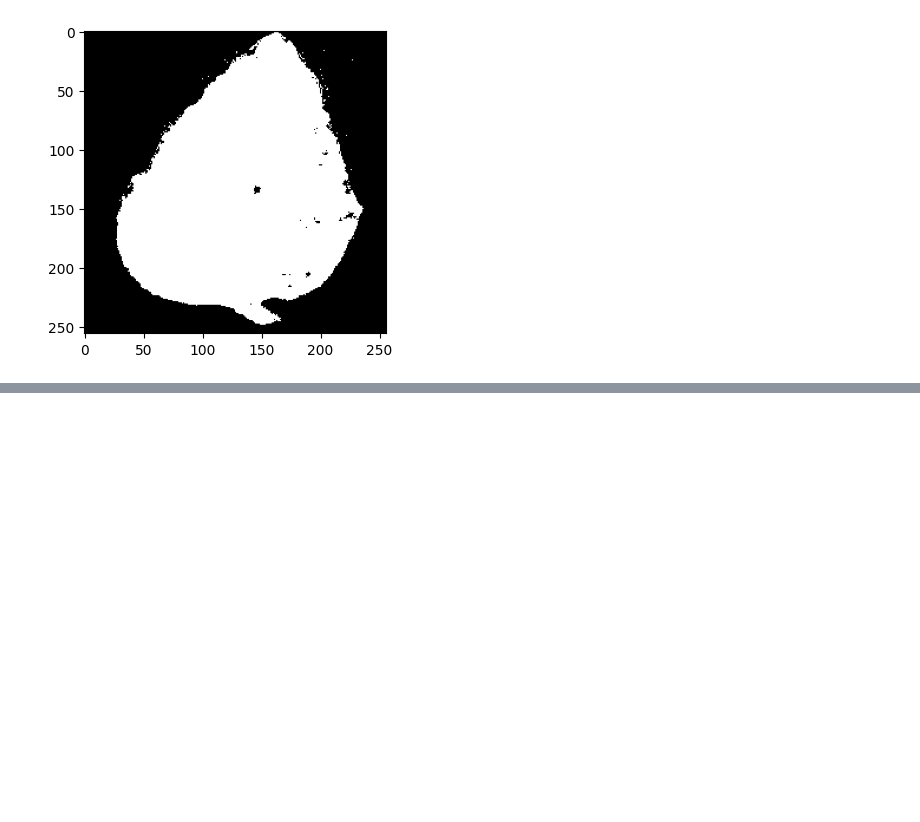
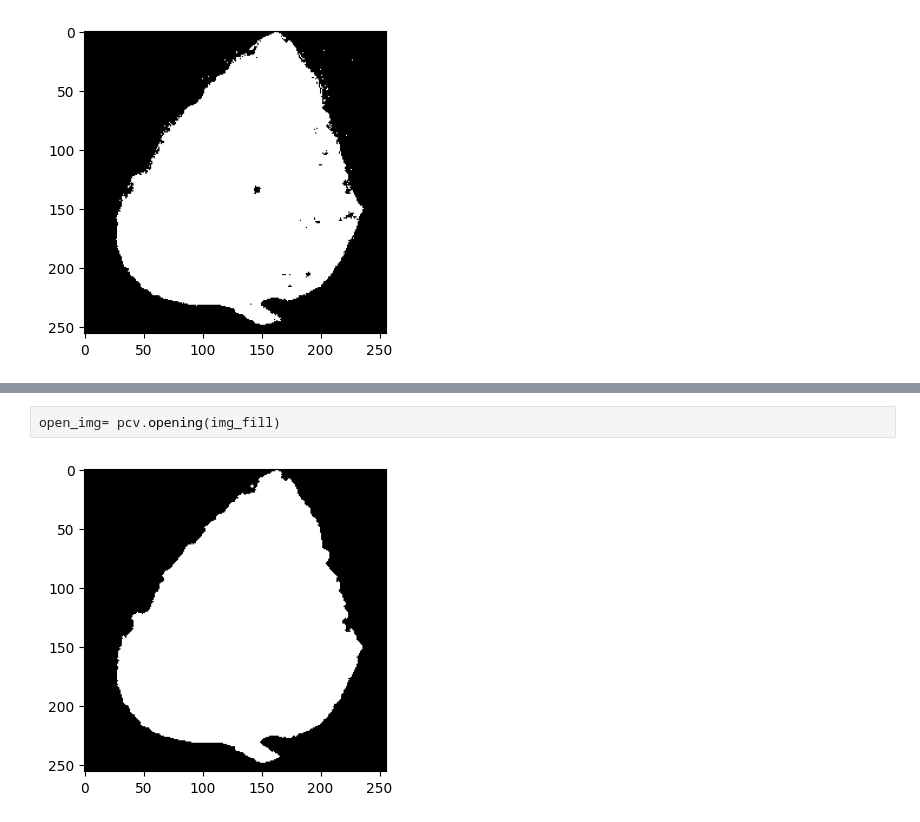
Before and after one commit to AnaGT/Anamilena, a Jupyter notebook: plantcv.ipynb, the cells around one changed output, grey strips where cells are left out. Saved outputs shown, nothing was run; the diff lists cells and outputs as text; blank space fills up the shorter version.

```diff
--- a/plantcv.ipynb
+++ b/plantcv.ipynb
@@ -63,0 +72,4 @@ l_thresh = pcv.threshold.binary(gray_img=s, threshold=50, max_value=255, object_
+# %%
+open_img= pcv.opening(img_fill)
+# %% [output]
+[figure, added]
```
Also changed, not shown: parts of 5 cells of this notebook.
